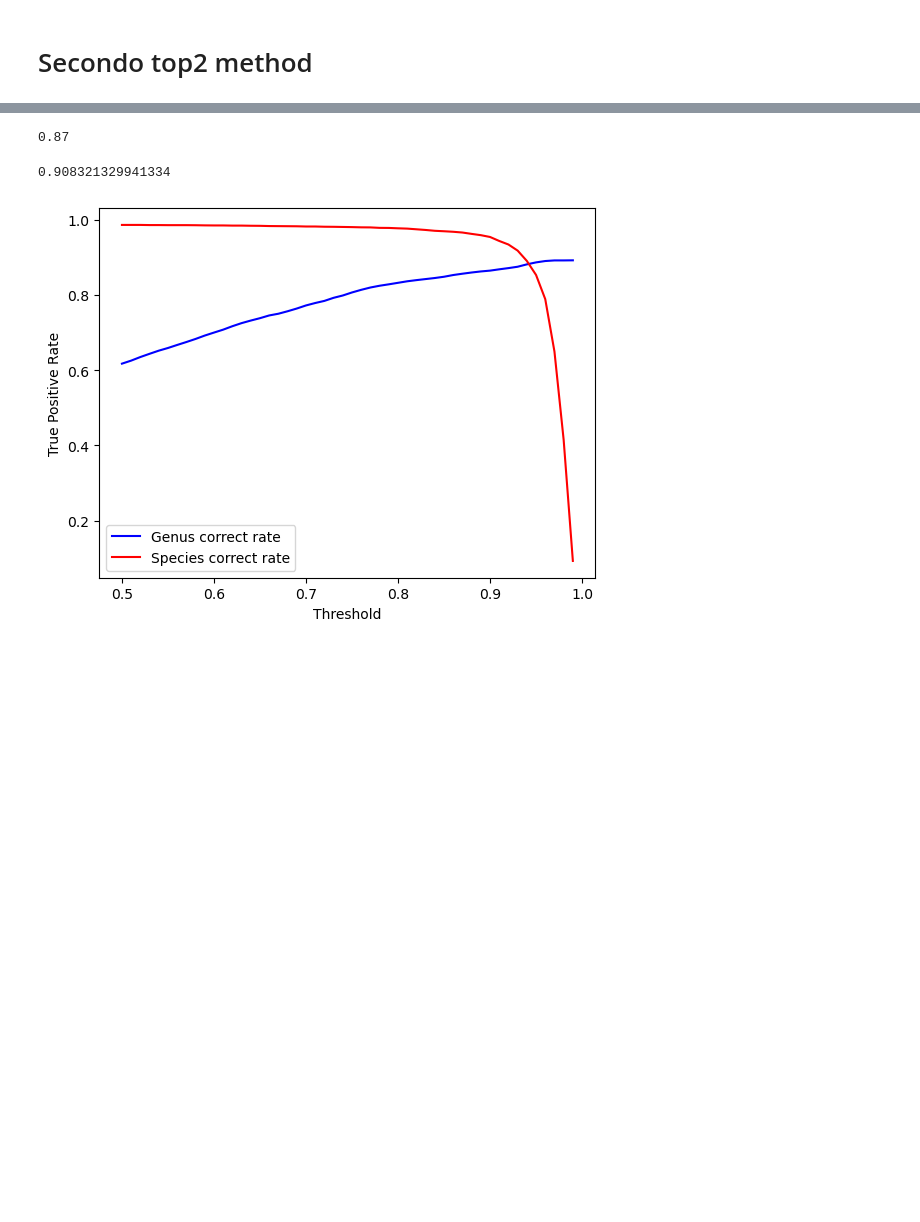
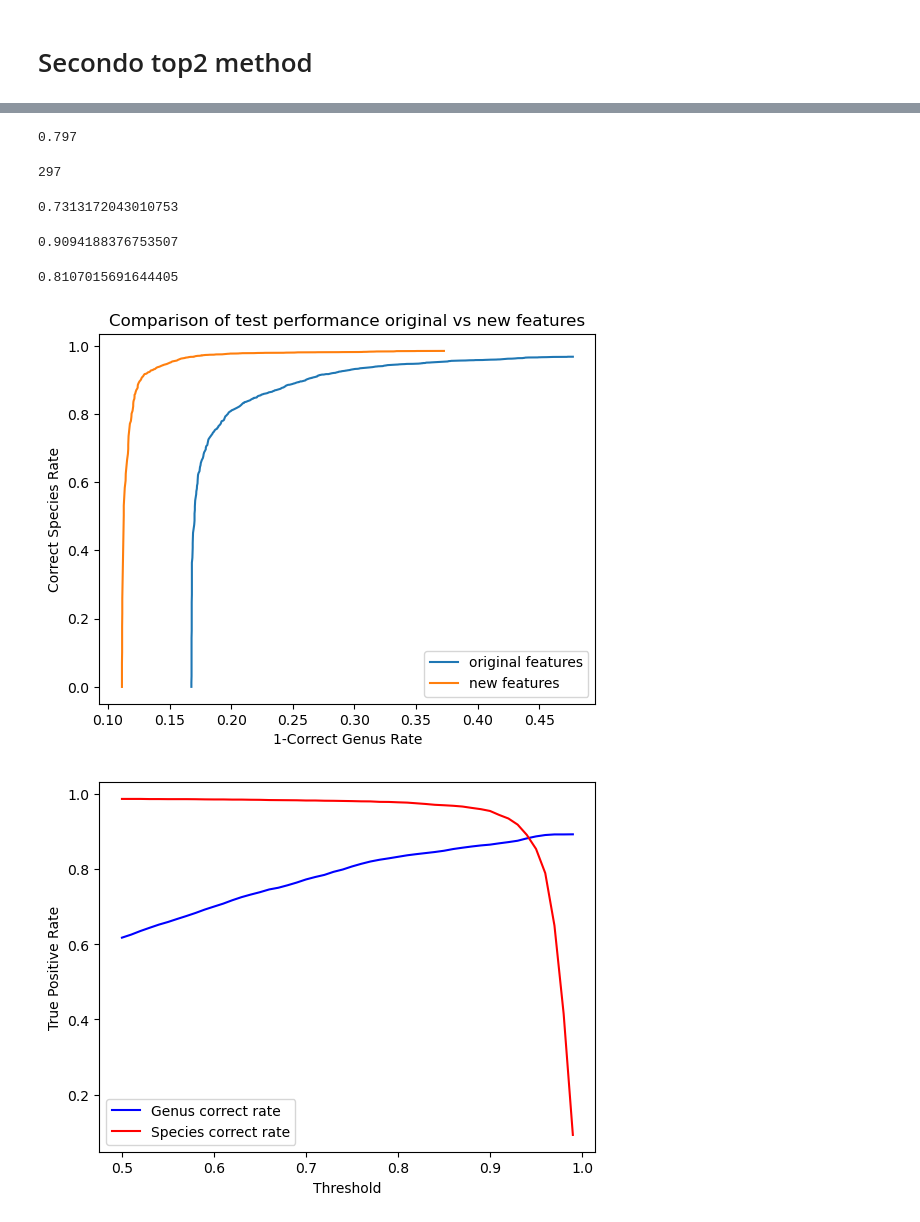
Before and after one commit to matteodegobbi/InsectClassification, a Jupyter notebook: alternative_output_selection_newdataset.ipynb, the cells around one changed output, grey strips where cells are left out. Drawn from its saved outputs; the diff is of its cells as text; code cells hidden in the pictures; blank space fills up the shorter version.

```diff
--- a/alternative_output_selection_newdataset.ipynb
+++ b/alternative_output_selection_newdataset.ipynb
@@ -408,4 +443,0 @@ plt.axvline(x=thresholds[harmonic_mean.index(max(harmonic_mean))],c='red')
-# %%
-thresholds[37]
-# %% [output]
-0.87
@@ -412,4 +447,20 @@ thresholds[37]
+# %%
+possible_thresholds[index_of_threshold]
+# %% [output]
+0.797
+# %%
+index_of_threshold
+# %% [output]
+297
+# %%
+correct_genus_rate[index_of_threshold]
+# %% [output]
+0.7313172043010753
+# %%
+correct_species_rate[index_of_threshold]
+# %% [output]
+0.9094188376753507
 # %%
-harmonic_mean[39]
+harmonic_mean[index_of_threshold]
 # %% [output]
-0.908321329941334
+0.8107015691644405
@@ -416,3 +470,14 @@ harmonic_mean[39]
+# %%
+plt.plot(1-np.load("correct_rates/oldTestCGR.npy"),np.load("correct_rates/oldTestCSR.npy"),label='original features')
+plt.plot(1-np.load("correct_rates/ourTestCGR.npy"),np.load("correct_rates/ourTestCSR.npy"),label="new features")
+plt.title("Comparison of test performance original vs new features")
+plt.xlabel("1-Correct Genus Rate")
+plt.ylabel("Correct Species Rate")
+
+plt.legend()
+plt.savefig("test_comparison.png")
+# %% [output]
+[figure, added]
 # %%
 plt.plot(thresholds[-100:], correct_genus_rate[-100:], "-b", label="Genus correct rate")
 plt.plot(thresholds[-100:], correct_species_rate[-100:], "-r", label="Species correct rate")
```
Also changed, not shown: parts of 19 cells of this notebook, 25 other files.
